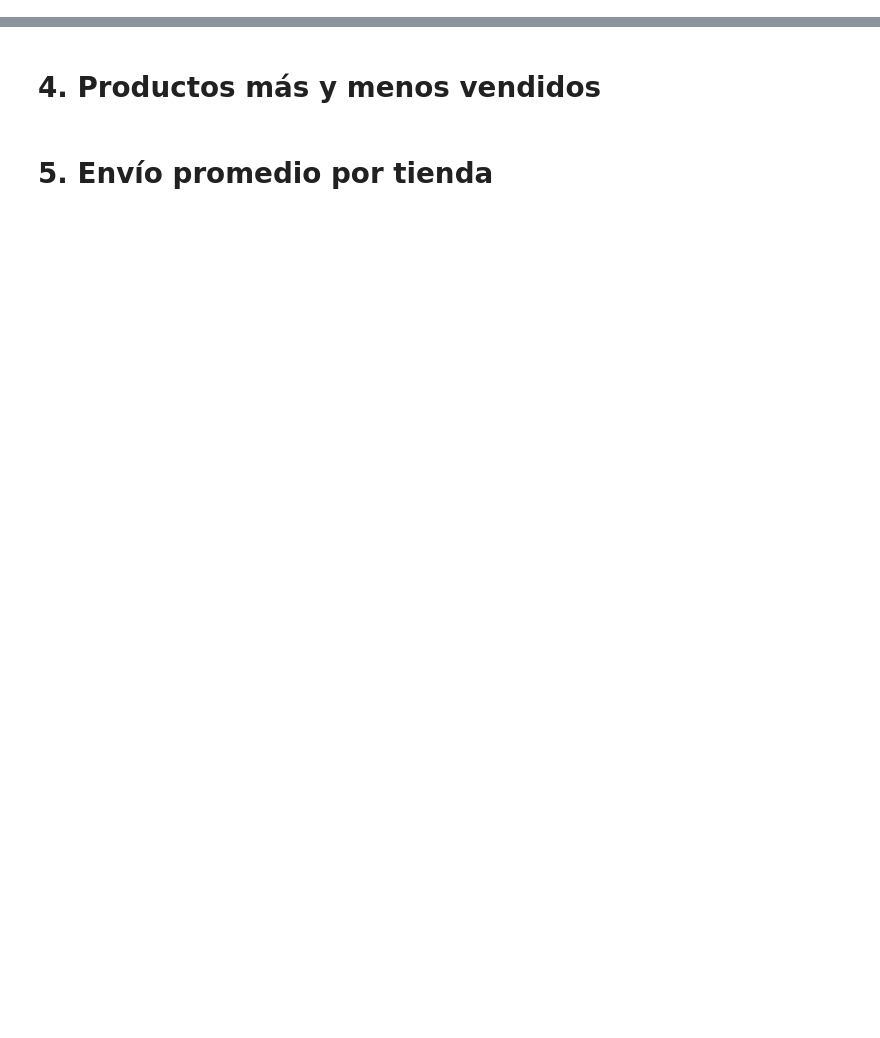
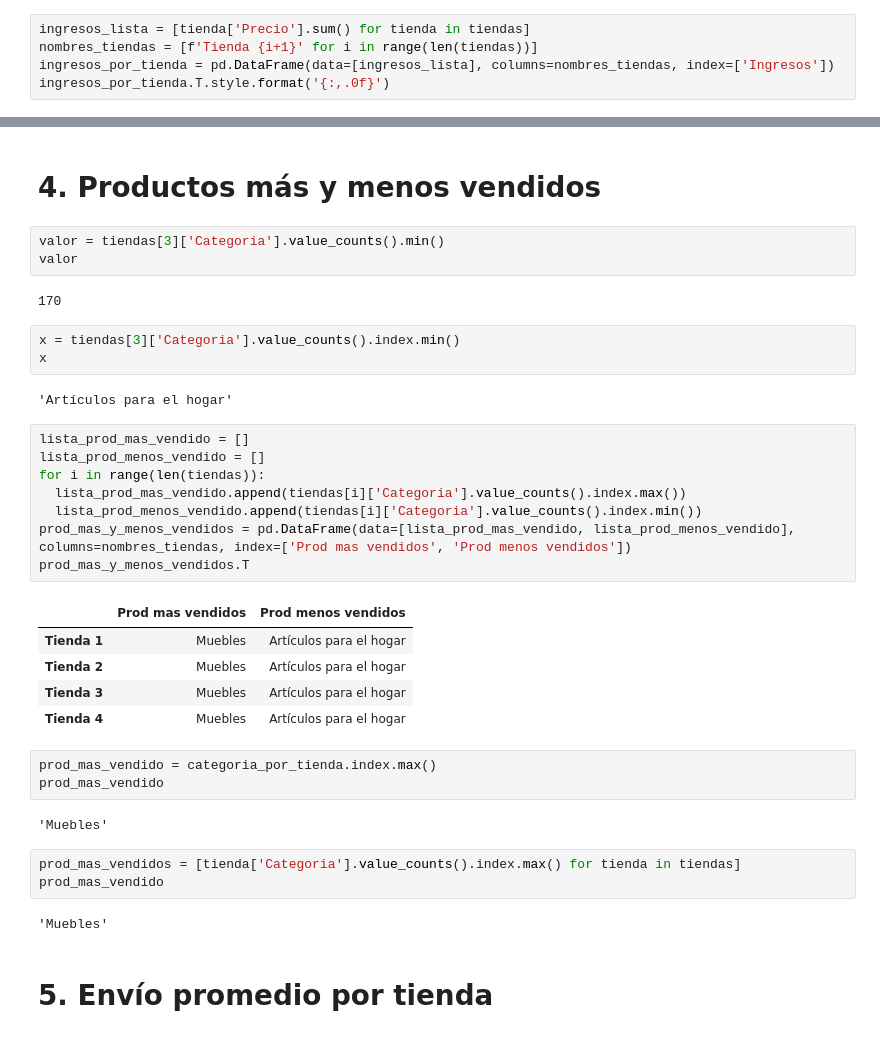
Before and after one commit to MrX7Torres/Proyecto_AluraStoreLatam, a Jupyter notebook: AluraStoreLatam.ipynb, the cells around one changed output, grey strips where cells are left out. Saved outputs shown, nothing was run; the diff lists cells and outputs as text; blank space fills up the shorter version.

```diff
--- a/AluraStoreLatam.ipynb
+++ b/AluraStoreLatam.ipynb
@@ -27,0 +102,5 @@ tienda.head()
+# %%
+ingresos_lista = [tienda['Precio'].sum() for tienda in tiendas]
+nombres_tiendas = [f'Tienda {i+1}' for i in range(len(tiendas))]
+ingresos_por_tienda = pd.DataFrame(data=[ingresos_lista], columns=nombres_tiendas, index=['Ingresos'])
+ingresos_por_tienda.T.style.format('{:,.0f}')
@@ -32,4 +151,38 @@ tienda.head()
 # %% [markdown]
 # 4. Productos más y menos vendidos
+# %%
+valor = tiendas[3]['Categoria'].value_counts().min()
+valor
+# %% [output]
+170
+# %%
+x = tiendas[3]['Categoria'].value_counts().index.min()
+x
+# %% [output]
+'Artículos para el hogar'
+# %%
+lista_prod_mas_vendido = []
+lista_prod_menos_vendido = []
+for i in range(len(tiendas)):
+  lista_prod_mas_vendido.append(tiendas[i]['Categoria'].value_counts().index.max())
+  lista_prod_menos_vendido.append(tiendas[i]['Categoria'].value_counts().index.min())
+prod_mas_y_menos_vendidos = pd.DataFrame(data=[lista_prod_mas_vendido, lista_prod_menos_vendido], columns=nombres_tiendas, index=['Prod mas vendidos', 'Prod menos vendidos'])
+prod_mas_y_menos_vendidos.T
+# %% [output]
+|  | Prod mas vendidos | Prod menos vendidos |
+| Tienda 1 | Muebles | Artículos para el hogar |
+| Tienda 2 | Muebles | Artículos para el hogar |
+| Tienda 3 | Muebles | Artículos para el hogar |
+| Tienda 4 | Muebles | Artículos para el hogar |
+# %%
+prod_mas_vendido = categoria_por_tienda.index.max()
+prod_mas_vendido
+# %% [output]
+'Muebles'
+# %%
+prod_mas_vendidos = [tienda['Categoria'].value_counts().index.max() for tienda in tiendas]
+prod_mas_vendido
+# %% [output]
+'Muebles'
 # %% [markdown]
 # 5. Envío promedio por tienda
```
Also changed, not shown: parts of 11 cells of this notebook.
